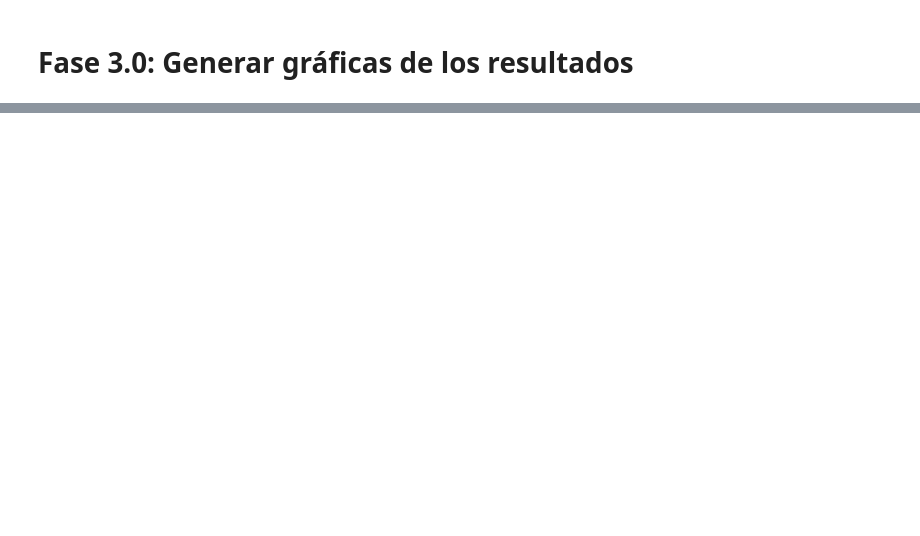
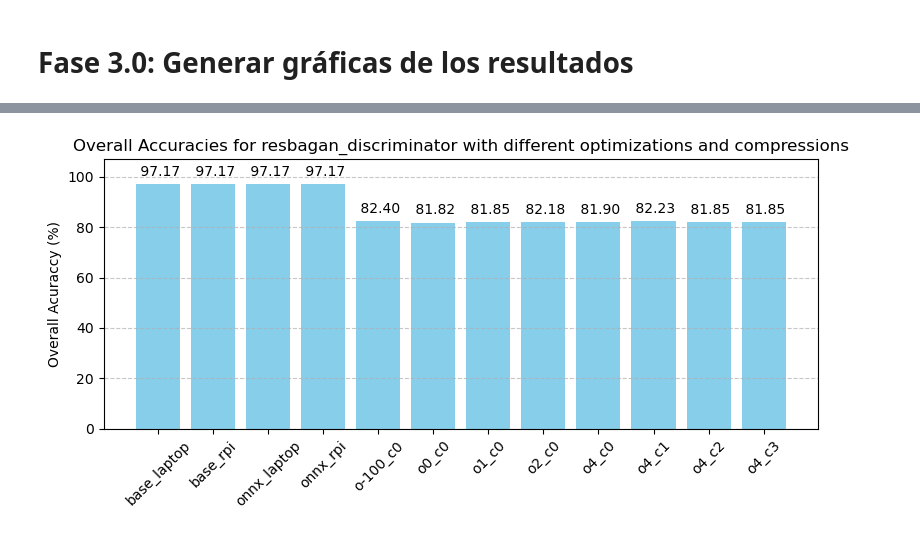
Before and after one commit to pablogcfuentes/hyper-rpi, a Jupyter notebook: notebooks/30_AUX_Graphs.ipynb, the cells around one changed output, grey strips where cells are left out. Saved outputs shown, nothing was run; the diff lists cells and outputs as text; code cells hidden in the pictures; blank space fills up the shorter version.

```diff
--- a/notebooks/30_AUX_Graphs.ipynb
+++ b/notebooks/30_AUX_Graphs.ipynb
@@ -162,0 +238,40 @@ plt.show()
+# %%
+# Graficar los OA
+oa_values = [
+    97.17,
+    97.17,
+    97.17,
+    97.17,
+    82.40,
+    81.82,
+    81.85,
+    82.18,
+    81.90,
+    82.23,
+    81.85,
+    81.85
+]
+
+plt.figure(figsize=(8, 4))
+bars = plt.bar(model_names_resbagan, oa_values, color='skyblue')
+
+# Añadimos valores encima de las barras
+for bar, value in zip(bars, oa_values):
+    plt.text(bar.get_x() + bar.get_width() / 2,
+             bar.get_height() + 2,
+             f'{value: .2f}',
+             ha='center', va='bottom', fontsize=10)
+
+plt.ylim(top=max(oa_values) * 1.1)
+plt.ylabel("Overall Acuraccy (%)")
+plt.title("Overall Accuracies for resbagan_discriminator with different optimizations and compressions")
+plt.xticks(rotation=45)
+plt.grid(axis='y', linestyle='--', alpha=0.7)
+plt.tight_layout()
+
+# Guardar y mostrar la imagen
+plt.savefig("../results/graphs/overall_accuracies_resbagan_discriminator.png")
+plt.savefig("../results/graphs/overall_accuracies_resbagan_discriminator.pdf", dpi=300)
+plt.show()
+# %% [output]
+[figure, added]
```
Also changed, not shown: parts of 11 cells of this notebook, 22 other files.
